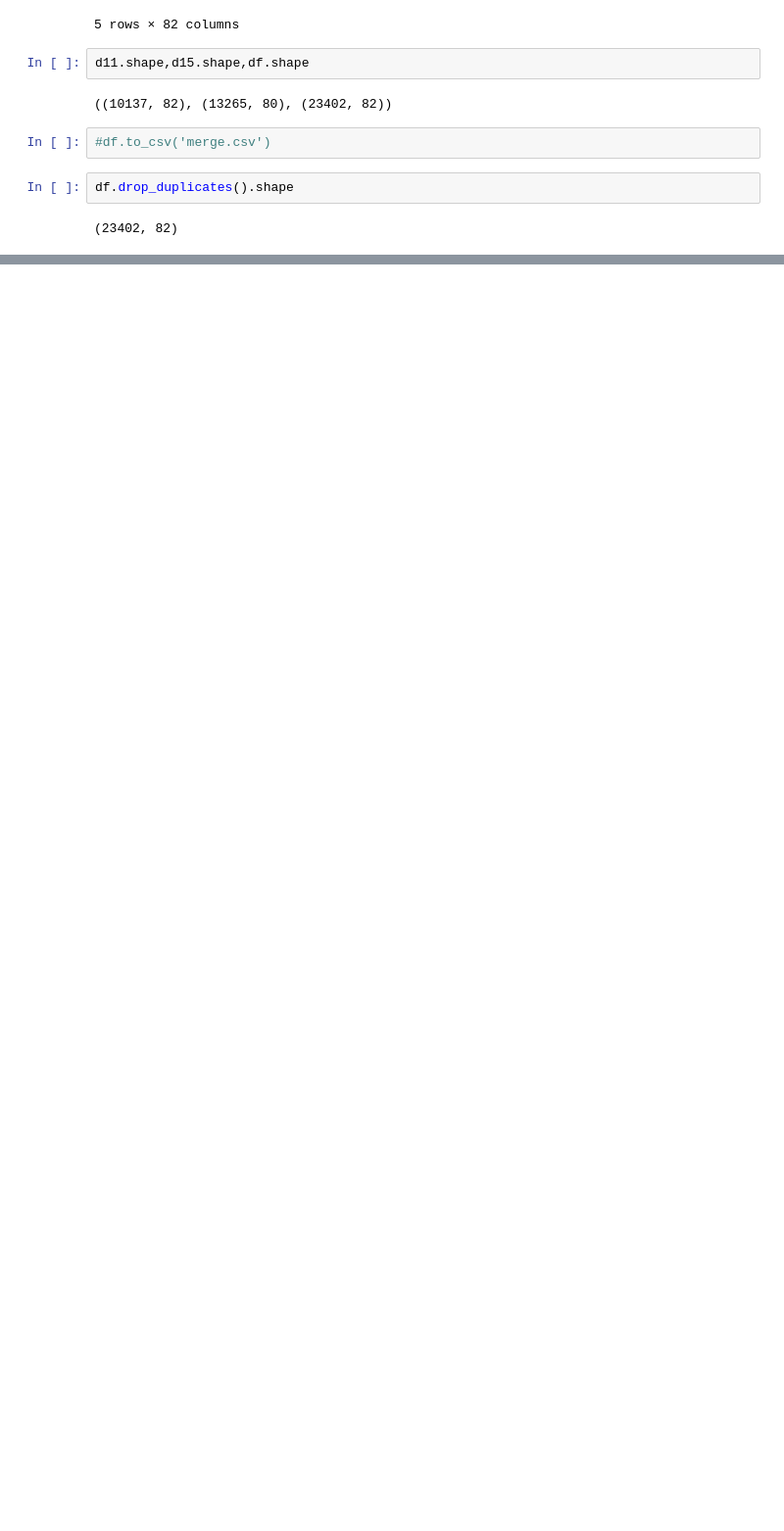
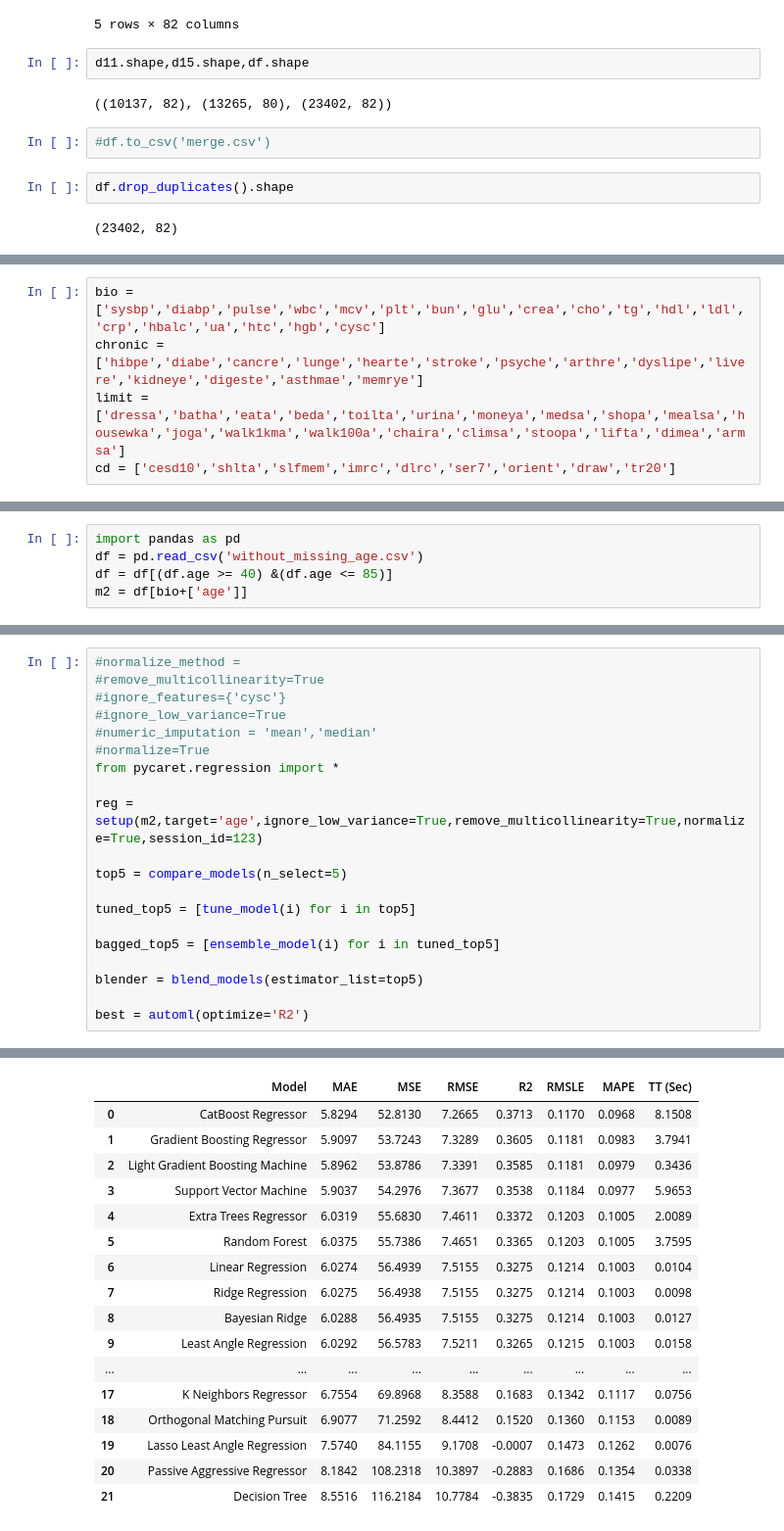
Before and after one commit to FoeinLove/DKU, a Jupyter notebook: task.ipynb, the cells around one changed output, grey strips where cells are left out. Shown: that part at 98% size. Cells and saved outputs as stored; diff of their text form; blank space fills up the shorter version.

```diff
--- a/task.ipynb
+++ b/task.ipynb
@@ -101,0 +120,5 @@ df.drop_duplicates().shape
+# %%
+bio = ['sysbp','diabp','pulse','wbc','mcv','plt','bun','glu','crea','cho','tg','hdl','ldl','crp','hbalc','ua','htc','hgb','cysc']
+chronic = ['hibpe','diabe','cancre','lunge','hearte','stroke','psyche','arthre','dyslipe','livere','kidneye','digeste','asthmae','memrye']
+limit = ['dressa','batha','eata','beda','toilta','urina','moneya','medsa','shopa','mealsa','housewka','joga','walk1kma','walk100a','chaira','climsa','stoopa','lifta','dimea','armsa']
+cd = ['cesd10','shlta','slfmem','imrc','dlrc','ser7','orient','draw','tr20']
@@ -101,0 +127,5 @@ df.drop_duplicates().shape
+# %%
+import pandas as pd
+df = pd.read_csv('without_missing_age.csv')
+df = df[(df.age >= 40) &(df.age <= 85)]
+m2 = df[bio+['age']]
@@ -101,0 +202,21 @@ df.drop_duplicates().shape
+# %%
+#normalize_method =
+#remove_multicollinearity=True
+#ignore_features={'cysc'}
+#ignore_low_variance=True
+#numeric_imputation = 'mean','median'
+#normalize=True
+from pycaret.regression import *
+
+reg = setup(m2,target='age',ignore_low_variance=True,remove_multicollinearity=True,normalize=True,session_id=123)
+
+top5 = compare_models(n_select=5)
+
+tuned_top5 = [tune_model(i) for i in top5]
+
+bagged_top5 = [ensemble_model(i) for i in tuned_top5]
+
+blender = blend_models(estimator_list=top5)
+
+best = automl(optimize='R2')
+# %% [output]
@@ -101,0 +248,17 @@ df.drop_duplicates().shape
+|  | Model | MAE | MSE | RMSE | R2 | RMSLE | MAPE | TT (Sec) |
+| 0 | CatBoost Regressor | 5.8294 | 52.8130 | 7.2665 | 0.3713 | 0.1170 | 0.0968 | 8.1508 |
+| 1 | Gradient Boosting Regressor | 5.9097 | 53.7243 | 7.3289 | 0.3605 | 0.1181 | 0.0983 | 3.7941 |
+| 2 | Light Gradient Boosting Machine | 5.8962 | 53.8786 | 7.3391 | 0.3585 | 0.1181 | 0.0979 | 0.3436 |
+| 3 | Support Vector Machine | 5.9037 | 54.2976 | 7.3677 | 0.3538 | 0.1184 | 0.0977 | 5.9653 |
+| 4 | Extra Trees Regressor | 6.0319 | 55.6830 | 7.4611 | 0.3372 | 0.1203 | 0.1005 | 2.0089 |
+| 5 | Random Forest | 6.0375 | 55.7386 | 7.4651 | 0.3365 | 0.1203 | 0.1005 | 3.7595 |
+| 6 | Linear Regression | 6.0274 | 56.4939 | 7.5155 | 0.3275 | 0.1214 | 0.1003 | 0.0104 |
+| 7 | Ridge Regression | 6.0275 | 56.4938 | 7.5155 | 0.3275 | 0.1214 | 0.1003 | 0.0098 |
+| 8 | Bayesian Ridge | 6.0288 | 56.4935 | 7.5155 | 0.3275 | 0.1214 | 0.1003 | 0.0127 |
+| 9 | Least Angle Regression | 6.0292 | 56.5783 | 7.5211 | 0.3265 | 0.1215 | 0.1003 | 0.0158 |
+| ... | ... | ... | ... | ... | ... | ... | ... | ... |
+| 17 | K Neighbors Regressor | 6.7554 | 69.8968 | 8.3588 | 0.1683 | 0.1342 | 0.1117 | 0.0756 |
+| 18 | Orthogonal Matching Pursuit | 6.9077 | 71.2592 | 8.4412 | 0.1520 | 0.1360 | 0.1153 | 0.0089 |
+| 19 | Lasso Least Angle Regression | 7.5740 | 84.1155 | 9.1708 | -0.0007 | 0.1473 | 0.1262 | 0.0076 |
+| 20 | Passive Aggressive Regressor | 8.1842 | 108.2318 | 10.3897 | -0.2883 | 0.1686 | 0.1354 | 0.0338 |
+| 21 | Decision Tree | 8.5516 | 116.2184 | 10.7784 | -0.3835 | 0.1729 | 0.1415 | 0.2209 |
```
Also changed, not shown: parts of 16 cells of this notebook, 8 other files.
